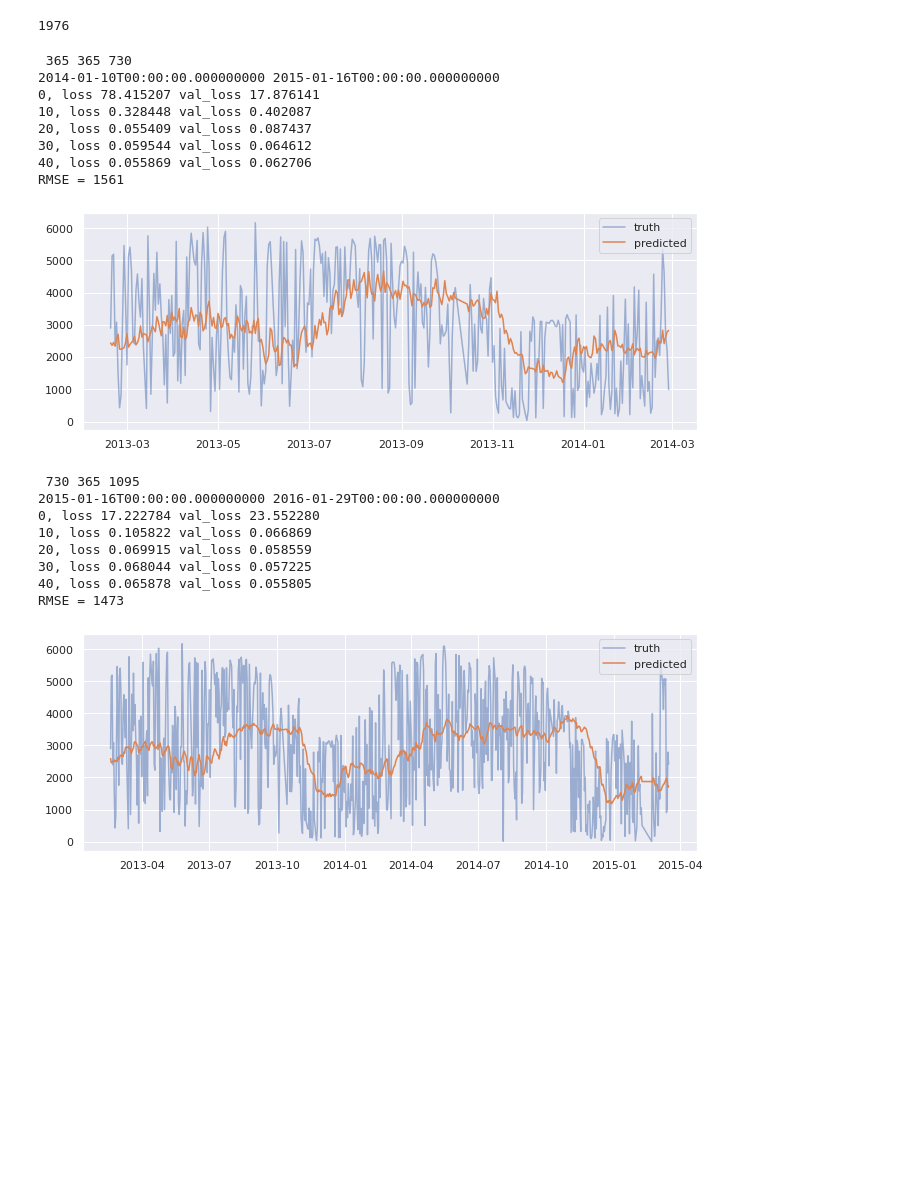
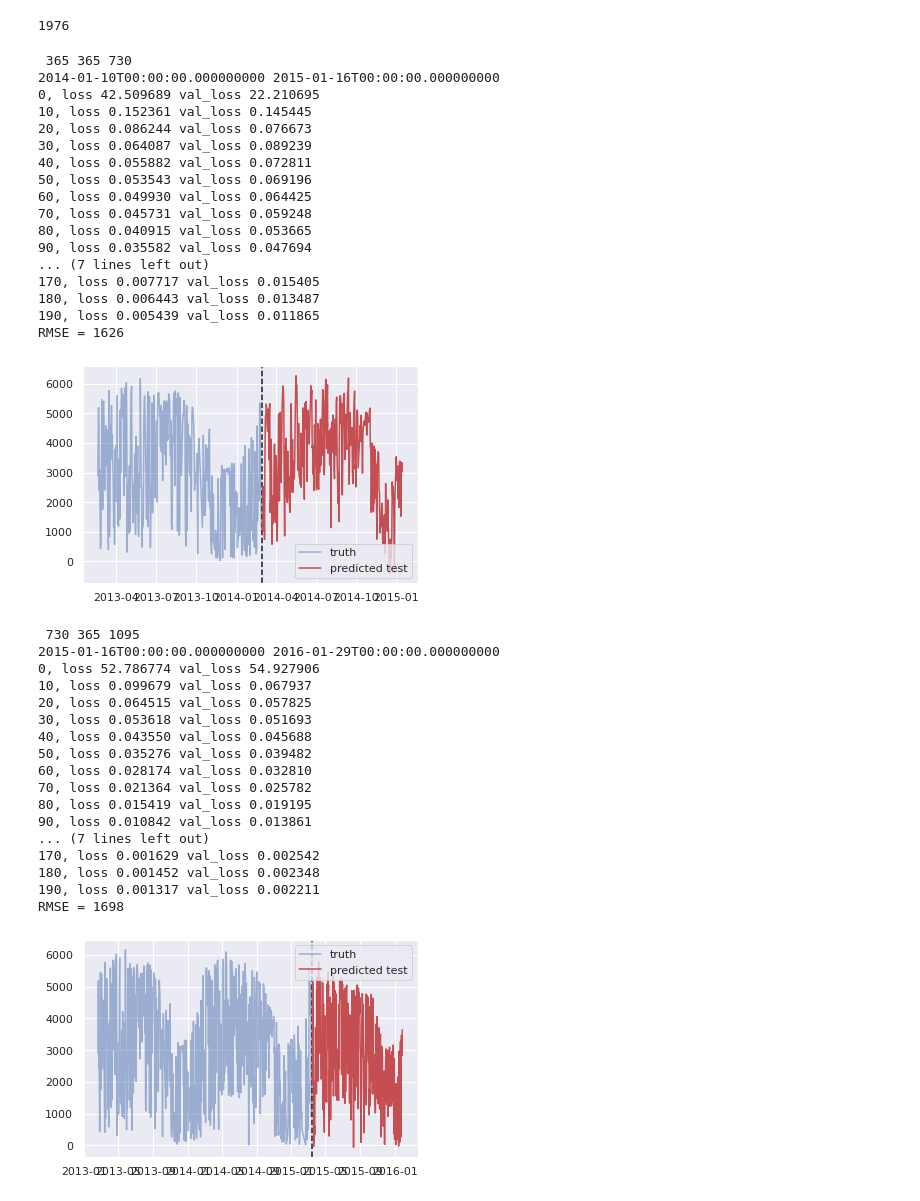
Before and after one commit to pixel-ports/PV_prod_predic, a Jupyter notebook: MODEL_PREDIC_BENCHMARK/CV_PV_Prediction.ipynb, the cells around one changed output. Saved outputs shown, nothing was run; the diff lists cells and outputs as text; code cells hidden in the pictures; blank space fills up the shorter version.

Commit message:
Improve CV graph and complete results.

```diff
--- a/MODEL_PREDIC_BENCHMARK/CV_PV_Prediction.ipynb
+++ b/MODEL_PREDIC_BENCHMARK/CV_PV_Prediction.ipynb
@@ -177,5 +179,5 @@ def split(data, train_size):
 # %%
-train_episodes = 50
+train_episodes = 200
 batch_size = 128
 n_features = len(features) # this is number of parallel inputs
 n_timesteps = 48 # this is number of timesteps
@@ -190,7 +192,7 @@ rmse_list = []
 cv_test_size = 365
 resid_list = []
 
-for cv_train_size in range(cv_test_size,train_size-cv_test_size,cv_test_size):
+for cv_train_size in range(cv_test_size,train_size,cv_test_size):
     print("\n", cv_train_size, cv_test_size, cv_train_size+cv_test_size)
     print(dates[cv_train_size], dates[cv_train_size+cv_test_size])
 
@@ -209,53 +211,79 @@ for cv_train_size in range(cv_test_size,train_size-cv_test_size,cv_test_size):
     criterion = torch.nn.MSELoss() # reduction='sum' created huge loss value
     optimizer = torch.optim.Adam(mv_net.parameters(), lr=1e-1,weight_decay=0.001)
 
     # train
     loss_values, val_loss_values = run_lstm(train_episodes, batch_size, mv_net, optimizer, trainX, trainY, testX, testY)
 
     # eval
     mv_net.eval()
     mv_net.init_hidden(testX.size(0))
     test_predict = mv_net(testX).detach().numpy()
     test_predict = target_scaler.inverse_transform(test_predict.reshape(-1, 1))
 
     lstm_rmse = mean_squared_error(test_predict[:,0],cv_data['Energy_Generated'].iloc[cv_train_size + n_timesteps:cv_train_size + cv_test_size:1] ,squared=False)
     print("RMSE = %d" % lstm_rmse)
 
     rmse_list.append(lstm_rmse)
 
-
-    # plot resid of training
+    # Get resid of training
     mv_net.init_hidden(trainX.size(0))
     train_predict = mv_net(trainX)
     train_predict = train_predict.data.numpy()
+    train_predict = target_scaler.inverse_transform(train_predict.reshape(-1, 1))
     train_truth = cv_data['Energy_Generated'].iloc[n_timesteps:cv_train_size + n_timesteps:1]
     resid_list.append(train_predict[:,0] - train_truth.values)
 
     # plot graph of predictions
-    train_predict = target_scaler.inverse_transform(train_predict.reshape(-1, 1))
     x_train = cv_dates[n_timesteps:cv_train_size + n_timesteps:1]
-    plt.plot(x_train, train_truth.values[:], alpha=0.5, label="truth")
-    plt.plot(x_train, train_predict[:,0], label="predicted")
+    plt.plot(x_train, train_truth.values, alpha=0.5, label="truth", c='b')
+    #plt.plot(x_train, train_predict[:,0], label="predicted", c='r', alpha=0.5)
+
+    plt.axvline(x=cv_dates[cv_train_size+n_timesteps], c='k', linestyle='--')
+
+    test_truth = cv_data['Energy_Generated'].iloc[cv_train_size + n_timesteps:cv_train_size + cv_test_size:1]
+    x_test = cv_dates[cv_train_size + n_timesteps:cv_train_size + cv_test_size:1]
+    #plt.plot(x_test, test_truth.values[:], c='b')
+    plt.plot(x_test, test_predict[:,0], label="predicted test", c='r')
+
+
     plt.legend()
     plt.show()
 # %% [output]
  365 365 730
 2014-01-10T00:00:00.000000000 2015-01-16T00:00:00.000000000
-0, loss 78.415207 val_loss 17.876141
-10, loss 0.328448 val_loss 0.402087
-20, loss 0.055409 val_loss 0.087437
-30, loss 0.059544 val_loss 0.064612
-40, loss 0.055869 val_loss 0.062706
-RMSE = 1561
+0, loss 42.509689 val_loss 22.210695
+10, loss 0.152361 val_loss 0.145445
+20, loss 0.086244 val_loss 0.076673
+30, loss 0.064087 val_loss 0.089239
+40, loss 0.055882 val_loss 0.072811
+50, loss 0.053543 val_loss 0.069196
+60, loss 0.049930 val_loss 0.064425
+70, loss 0.045731 val_loss 0.059248
+80, loss 0.040915 val_loss 0.053665
+90, loss 0.035582 val_loss 0.047694
+... (7 lines left out)
+170, loss 0.007717 val_loss 0.015405
+180, loss 0.006443 val_loss 0.013487
+190, loss 0.005439 val_loss 0.011865
+RMSE = 1626
-[figure, old version]
+[figure, new version]
  730 365 1095
 2015-01-16T00:00:00.000000000 2016-01-29T00:00:00.000000000
-0, loss 17.222784 val_loss 23.552280
-10, loss 0.105822 val_loss 0.066869
-20, loss 0.069915 val_loss 0.058559
-30, loss 0.068044 val_loss 0.057225
-40, loss 0.065878 val_loss 0.055805
-RMSE = 1473
+0, loss 52.786774 val_loss 54.927906
+10, loss 0.099679 val_loss 0.067937
+20, loss 0.064515 val_loss 0.057825
+30, loss 0.053618 val_loss 0.051693
+40, loss 0.043550 val_loss 0.045688
+50, loss 0.035276 val_loss 0.039482
+60, loss 0.028174 val_loss 0.032810
+70, loss 0.021364 val_loss 0.025782
+80, loss 0.015419 val_loss 0.019195
+90, loss 0.010842 val_loss 0.013861
+... (7 lines left out)
+170, loss 0.001629 val_loss 0.002542
+180, loss 0.001452 val_loss 0.002348
+190, loss 0.001317 val_loss 0.002211
+RMSE = 1698
-[figure, old version]
+[figure, new version]
  1095 365 1460
 2016-01-29T00:00:00.000000000 2017-02-16T00:00:00.000000000
```
Also changed, not shown: parts of 5 cells of this notebook.
